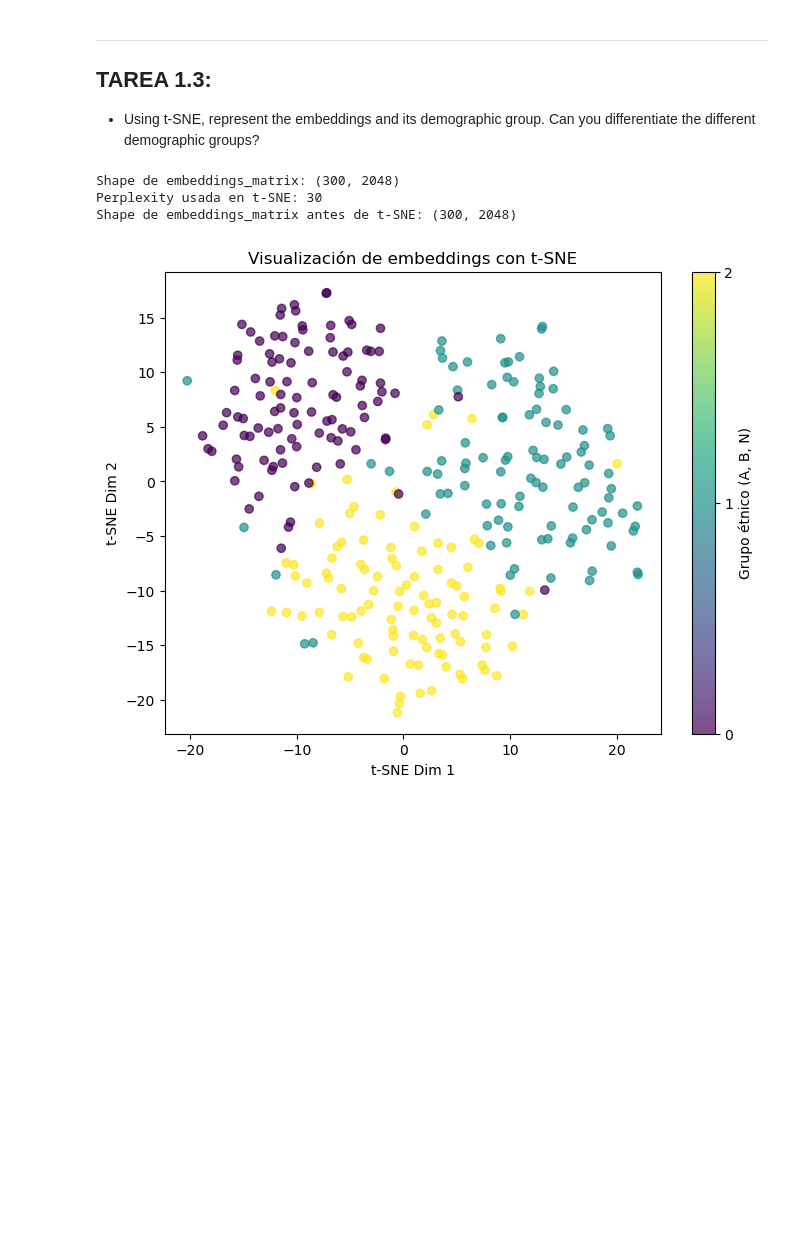
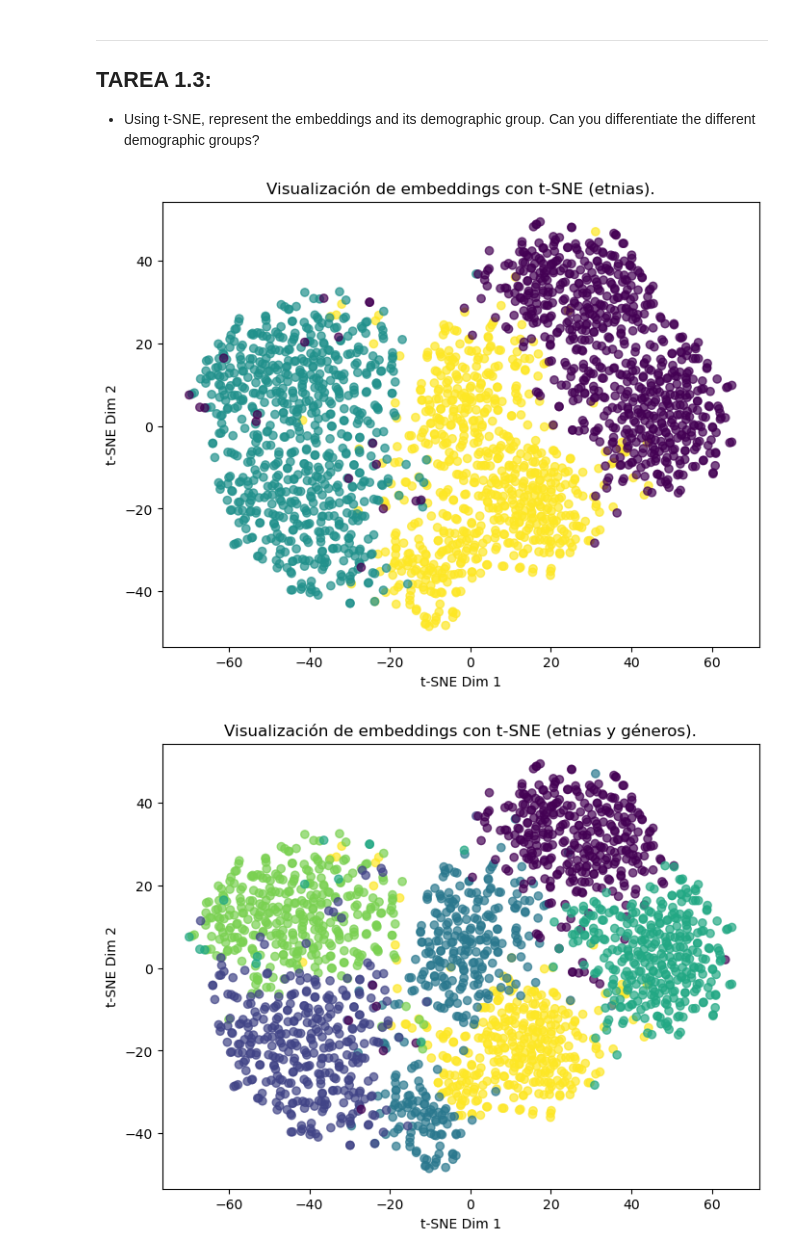
Before and after one commit to Arkh3/master-biometrica, a Jupyter notebook: src/hajar_face_recognition.ipynb, the cells around one changed output. Drawn from its saved outputs; the diff is of its cells as text; code cells hidden in the pictures; blank space fills up the shorter version.

Commit message:
Copy main changes

```diff
--- a/src/hajar_face_recognition.ipynb
+++ b/src/hajar_face_recognition.ipynb
@@ -43,0 +24,2 @@ bbdd_directory = os.path.join('DiveFace4K_120', '4K_120')
+# %%
+embeddings_10_ppl_dataset, main_embeddings_dataset = load_datasets()
@@ -108,7 +78,7 @@ print(len(different_person))
  - DiveFace contains face images from 3 demographic groups (3 ethnicity and 2 gender)
 # %%
 # Llamar a la función para crear la base de datos de embeddings
-embeddings_db_demographic = create_embeddings_6_groups(bbdd_directory)
+embeddings_db_demographic = create_embeddings_subset(main_embeddings_dataset, 350)
 
 # Verificar la cantidad de embeddings por grupo
 for group_name, embeddings in embeddings_db_demographic.items():
@@ -129,9 +98,7 @@ MB4K_120: 50 embeddings
  - Using t-SNE, represent the embeddings and its demographic group. Can you differentiate the different demographic groups?
 # %%
 # Aplicar t-SNE a los embeddings
-embeddings_2d, labels_list , embeddings_matrix = apply_tsne(embeddings_db_demographic)
+apply_tsne(embeddings_db_demographic)
 # %% [output]
-Shape de embeddings_matrix: (300, 2048)
-Perplexity usada en t-SNE: 30
-Shape de embeddings_matrix antes de t-SNE: (300, 2048)
-[figure, old version]
+[figure, new version]
+[figure, added]
```
Also changed, not shown: parts of 26 cells of this notebook, 3 other files.
